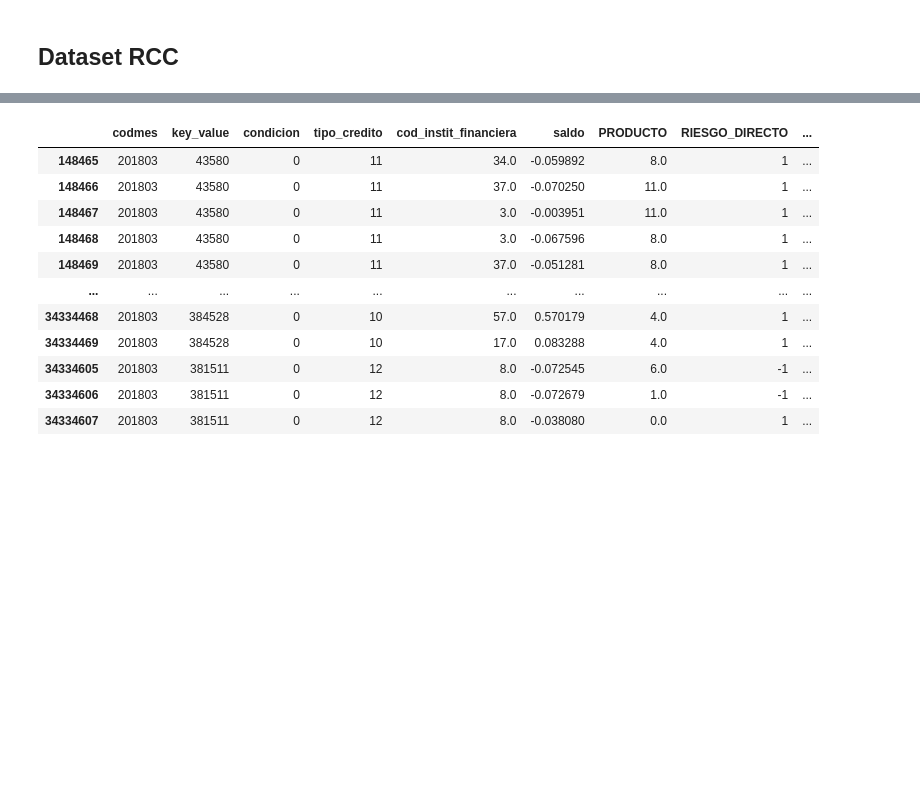
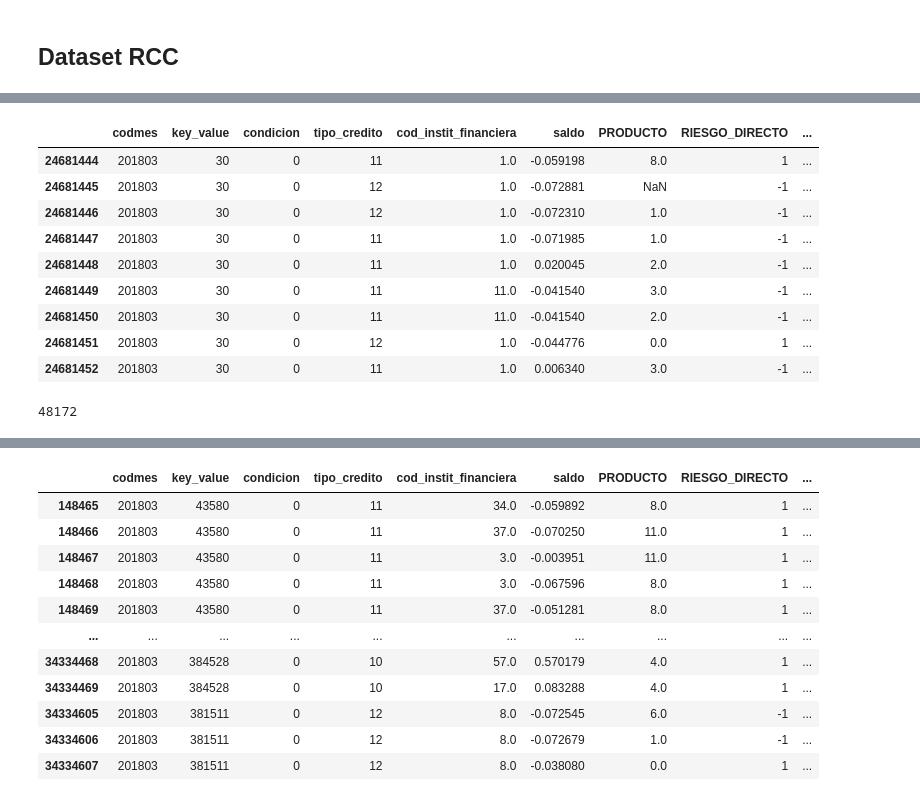
Before and after one commit to mlaricobar/solution-datathon-interbank-2020, a Jupyter notebook: [02] EDA - Datasets.ipynb, the cells around one changed output, grey strips where cells are left out. Saved outputs shown, nothing was run; the diff lists cells and outputs as text; code cells hidden in the pictures; blank space fills up the shorter version.

```diff
--- a/[02] EDA - Datasets.ipynb
+++ b/[02] EDA - Datasets.ipynb
@@ -140,0 +293,17 @@ df_rcc_test = optimizar_df(pd.read_csv("[00] Data/rcc_test.csv"))
+# %%
+df_rcc_test.loc[(df_rcc_test["codmes"] == 201803) & (df_rcc_test["key_value"] == 30), :]
+# %% [output]
+|  | codmes | key_value | condicion | tipo_credito | cod_instit_financiera | saldo | PRODUCTO | RIESGO_DIRECTO | ... |
+| 24681444 | 201803 | 30 | 0 | 11 | 1.0 | -0.059198 | 8.0 | 1 | ... |
+| 24681445 | 201803 | 30 | 0 | 12 | 1.0 | -0.072881 | NaN | -1 | ... |
+| 24681446 | 201803 | 30 | 0 | 12 | 1.0 | -0.072310 | 1.0 | -1 | ... |
+| 24681447 | 201803 | 30 | 0 | 11 | 1.0 | -0.071985 | 1.0 | -1 | ... |
+| 24681448 | 201803 | 30 | 0 | 11 | 1.0 | 0.020045 | 2.0 | -1 | ... |
+| 24681449 | 201803 | 30 | 0 | 11 | 11.0 | -0.041540 | 3.0 | -1 | ... |
+| 24681450 | 201803 | 30 | 0 | 11 | 11.0 | -0.041540 | 2.0 | -1 | ... |
+| 24681451 | 201803 | 30 | 0 | 12 | 1.0 | -0.044776 | 0.0 | 1 | ... |
+| 24681452 | 201803 | 30 | 0 | 11 | 1.0 | 0.006340 | 3.0 | -1 | ... |
+# %%
+df_rcc_train_um.loc[(df_rcc_train_um["target"] == 1) & (df_rcc_train_um["DES_PRODUCTO"].isin(["PRESTAMO PERSONAL", "PRESTAMOS MICRO EMPRESA"])), "key_value"].nunique()
+# %% [output]
+48172
```
Also changed, not shown: parts of 33 cells of this notebook.
